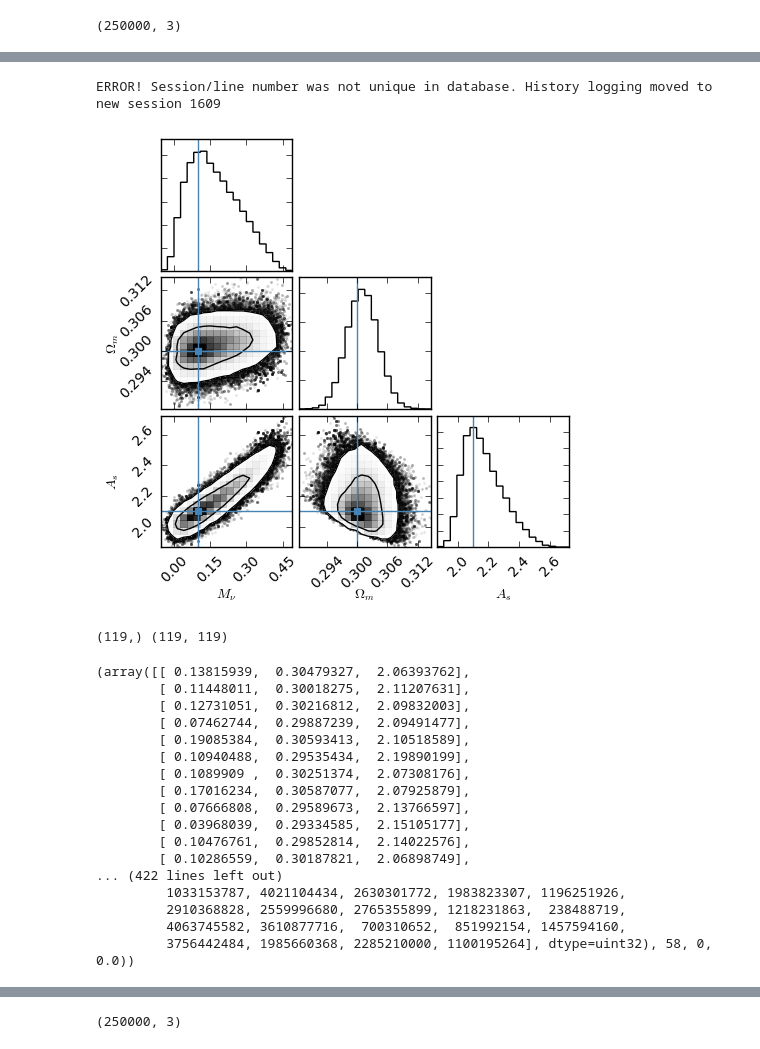
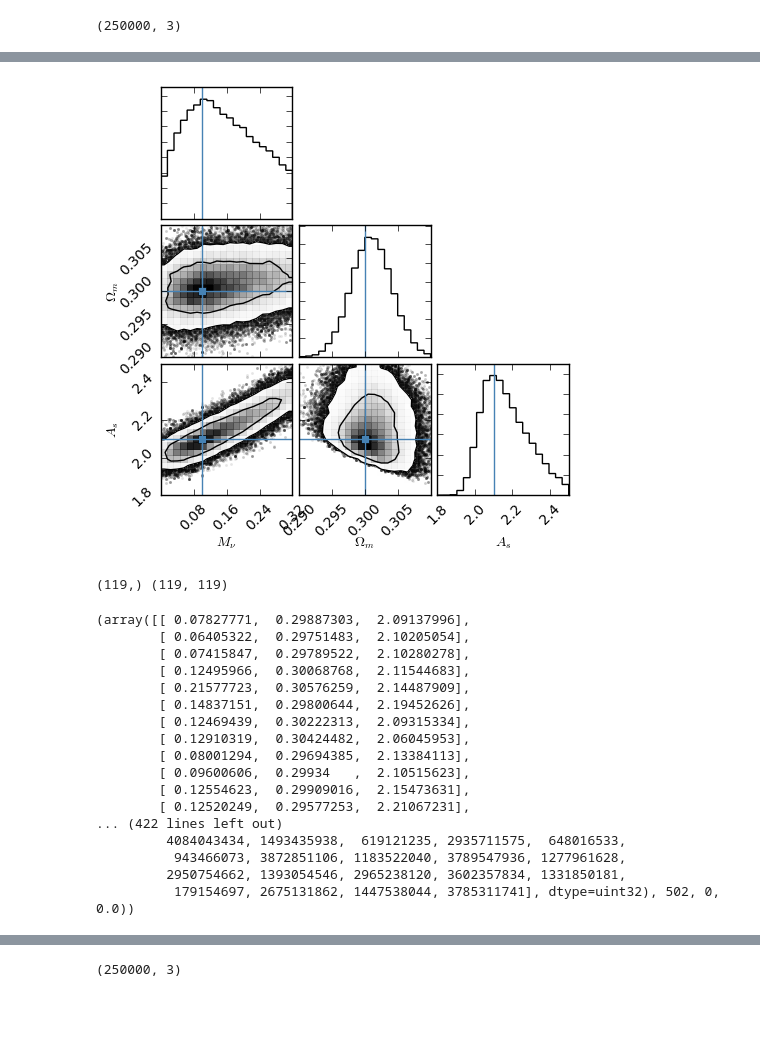
Before and after one commit to liuxx479/PDFs, a Jupyter notebook: likelihood.ipynb, the cells around one changed output, grey strips where cells are left out. Drawn from its saved outputs; the diff is of its cells as text; code cells hidden in the pictures; blank space fills up the shorter version.

```diff
--- a/likelihood.ipynb
+++ b/likelihood.ipynb
@@ -395,13 +386,12 @@ plotmc(sampler.flatchain)
 # %%
-import corner
 f,ax=subplots(3,3,figsize=(5,5))
 corner.corner(sampler.flatchain, labels=[r"$M_\nu$", r"$\Omega_m$", r"$A_s$"],levels=[0.67,0.95],
+              range=[[0,0.32],[0.29,0.31],[1.8,2.5]],
                       truths=fidu_params,fig=f)
 show()
 #fig.savefig("triangle.png")
 # %% [output]
-ERROR! Session/line number was not unique in database. History logging moved to new session 1609
-[figure, old version]
+[figure, new version]
 # %%
 ### try MCMC for PDF
 # stats = [psI_flat, pdf1dN_flat, pdf2dN_flat]
@@ -429,24 +419,24 @@ samplerpdf = emcee.EnsembleSampler(nwalkers, ndim, lnprobpdf, args=[means, icov]
 
 pospdf, probpdf, statepdf = samplerpdf.run_mcmc(p0, 100)
 samplerpdf.reset()
-samplerpdf.run_mcmc(pospdf, 1000)
+samplerpdf.run_mcmc(pospdf, 5000)
 # %% [output]
 (119,) (119, 119)
-(array([[ 0.13815939,  0.30479327,  2.06393762],
-        [ 0.11448011,  0.30018275,  2.11207631],
-        [ 0.12731051,  0.30216812,  2.09832003],
-        [ 0.07462744,  0.29887239,  2.09491477],
-        [ 0.19085384,  0.30593413,  2.10518589],
-        [ 0.10940488,  0.29535434,  2.19890199],
-        [ 0.1089909 ,  0.30251374,  2.07308176],
-        [ 0.17016234,  0.30587077,  2.07925879],
-        [ 0.07666808,  0.29589673,  2.13766597],
-        [ 0.03968039,  0.29334585,  2.15105177],
-        [ 0.10476761,  0.29852814,  2.14022576],
-        [ 0.10286559,  0.30187821,  2.06898749],
+(array([[ 0.07827771,  0.29887303,  2.09137996],
+        [ 0.06405322,  0.29751483,  2.10205054],
+        [ 0.07415847,  0.29789522,  2.10280278],
+        [ 0.12495966,  0.30068768,  2.11544683],
+        [ 0.21577723,  0.30576259,  2.14487909],
+        [ 0.14837151,  0.29800644,  2.19452626],
+        [ 0.12469439,  0.30222313,  2.09315334],
+        [ 0.12910319,  0.30424482,  2.06045953],
+        [ 0.08001294,  0.29694385,  2.13384113],
+        [ 0.09600606,  0.29934   ,  2.10515623],
+        [ 0.12554623,  0.29909016,  2.15473631],
+        [ 0.12520249,  0.29577253,  2.21067231],
 ... (422 lines left out)
-         1033153787, 4021104434, 2630301772, 1983823307, 1196251926,
-         2910368828, 2559996680, 2765355899, 1218231863,  238488719,
-         4063745582, 3610877716,  700310652,  851992154, 1457594160,
-         3756442484, 1985660368, 2285210000, 1100195264], dtype=uint32), 58, 0, 0.0))
+         4084043434, 1493435938,  619121235, 2935711575,  648016533,
+          943466073, 3872851106, 1183522040, 3789547936, 1277961628,
+         2950754662, 1393054546, 2965238120, 3602357834, 1331850181,
+          179154697, 2675131862, 1447538044, 3785311741], dtype=uint32), 502, 0, 0.0))
 # %%
```
Also changed, not shown: parts of 4 cells of this notebook.
